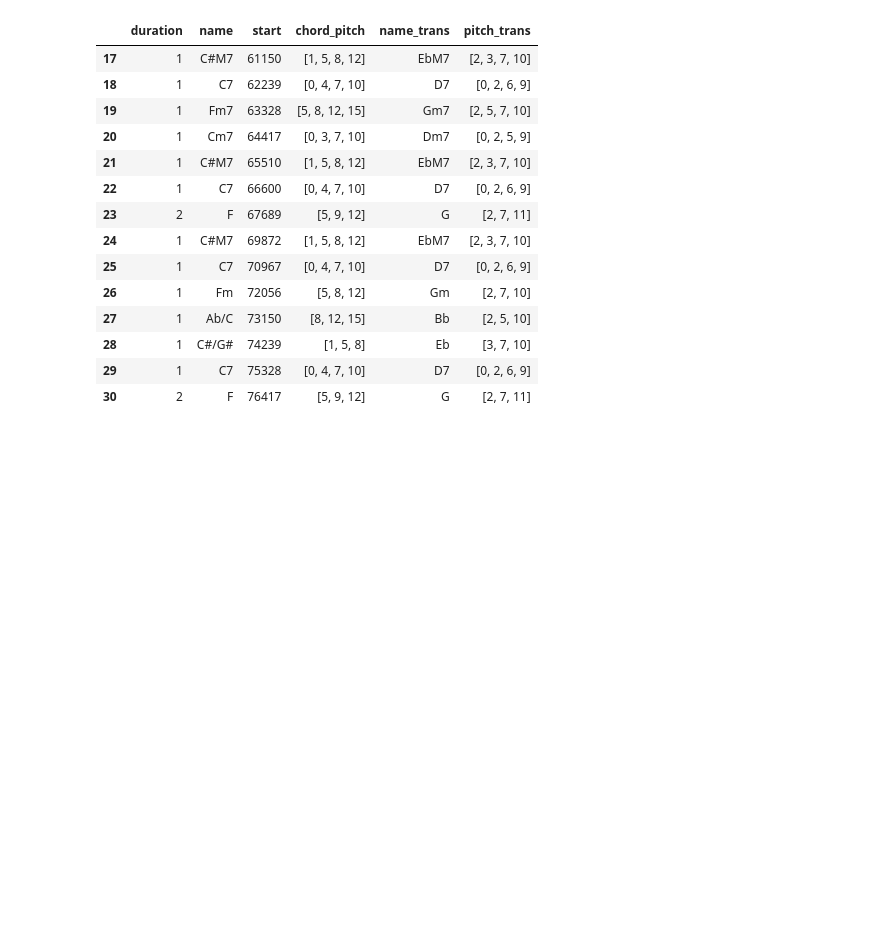
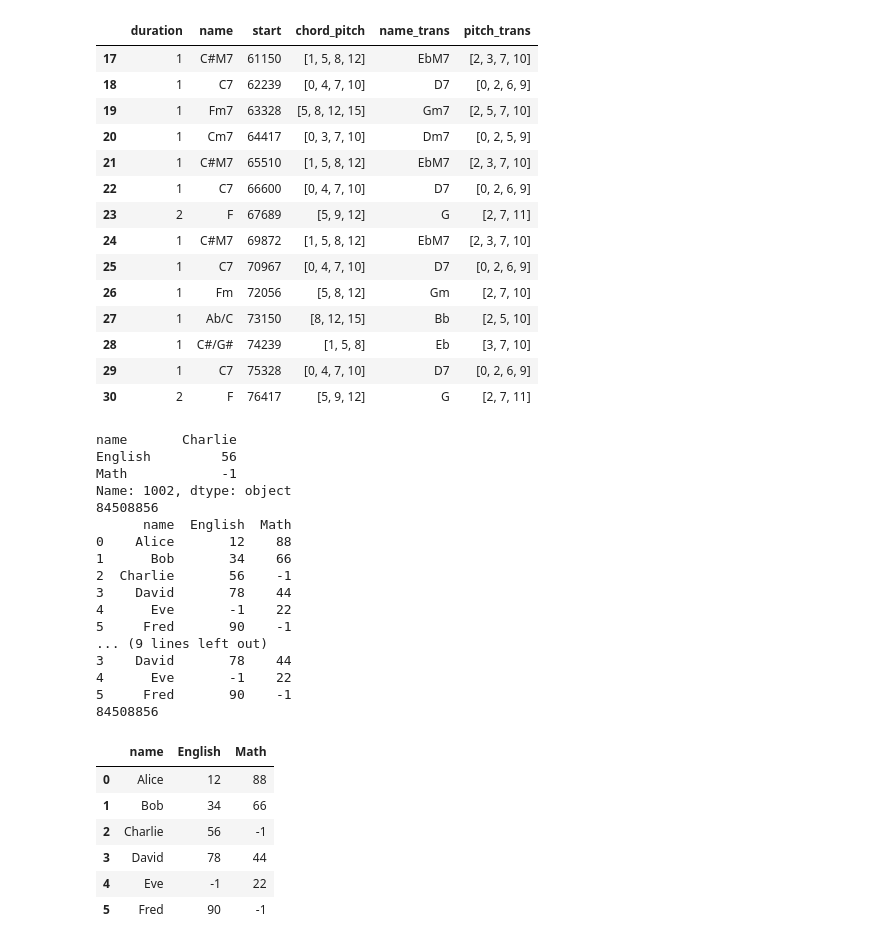
Before and after one commit to Linus-MK/audio_chord_analysis, a Jupyter notebook: perse_songle_api.ipynb, the cells around one changed output. Cells and saved outputs as stored; diff of their text form; code cells hidden in the pictures; blank space fills up the shorter version.

```diff
--- a/perse_songle_api.ipynb
+++ b/perse_songle_api.ipynb
@@ -581,3 +581,55 @@ Name: 30.1, dtype: object
 | 28 | 1 | C#/G# | 74239 | [1, 5, 8] | Eb | [3, 7, 10] |
 | 29 | 1 | C7 | 75328 | [0, 4, 7, 10] | D7 | [0, 2, 6, 9] |
 | 30 | 2 | F | 76417 | [5, 9, 12] | G | [2, 7, 11] |
+# %%
+df = pd.DataFrame({
+    'name'    : ['Alice', 'Bob', 'Charlie', 'David', 'Eve', 'Fred'],
+    'English' : [12, 34, 56, 78, -1, 90],
+    'Math'    : [88, 66, -1, 44, 22, -1]
+})
+
+
+for _, mydata in df.iterrows():
+    if mydata["Math"] < 0 :
+#        duration = chord["duration"]
+#        base_index = chord.name
+#        chord["duration"] = 1
+        #mydataと同一のデータを1個付加する
+#        for i in range(duration - 1):
+        mydata.name += 1000
+        print(mydata)
+        df.append(mydata, verify_integrity = True)
+            # verify_integrity = Trueなので、インデックス重複によってappendが失敗したらErrorが上がる
+        print(id(df))
+
+        print(df) #ここで既にappendが期待とは異なる結果になってる。スコープの違いが問題なんじゃないな……
+
+# sabi_mousou_temp.sort_index()
+print(id(df))
+df
+# 列が追加されてないの何でや……
+# %% [output]
+name       Charlie
+English         56
+Math            -1
+Name: 1002, dtype: object
+84508856
+      name  English  Math
+0    Alice       12    88
+1      Bob       34    66
+2  Charlie       56    -1
+3    David       78    44
+4      Eve       -1    22
+5     Fred       90    -1
+... (9 lines left out)
+3    David       78    44
+4      Eve       -1    22
+5     Fred       90    -1
+84508856
+|  | name | English | Math |
+| 0 | Alice | 12 | 88 |
+| 1 | Bob | 34 | 66 |
+| 2 | Charlie | 56 | -1 |
+| 3 | David | 78 | 44 |
+| 4 | Eve | -1 | 22 |
+| 5 | Fred | 90 | -1 |
```
Also changed, not shown: parts of 2 cells of this notebook.
